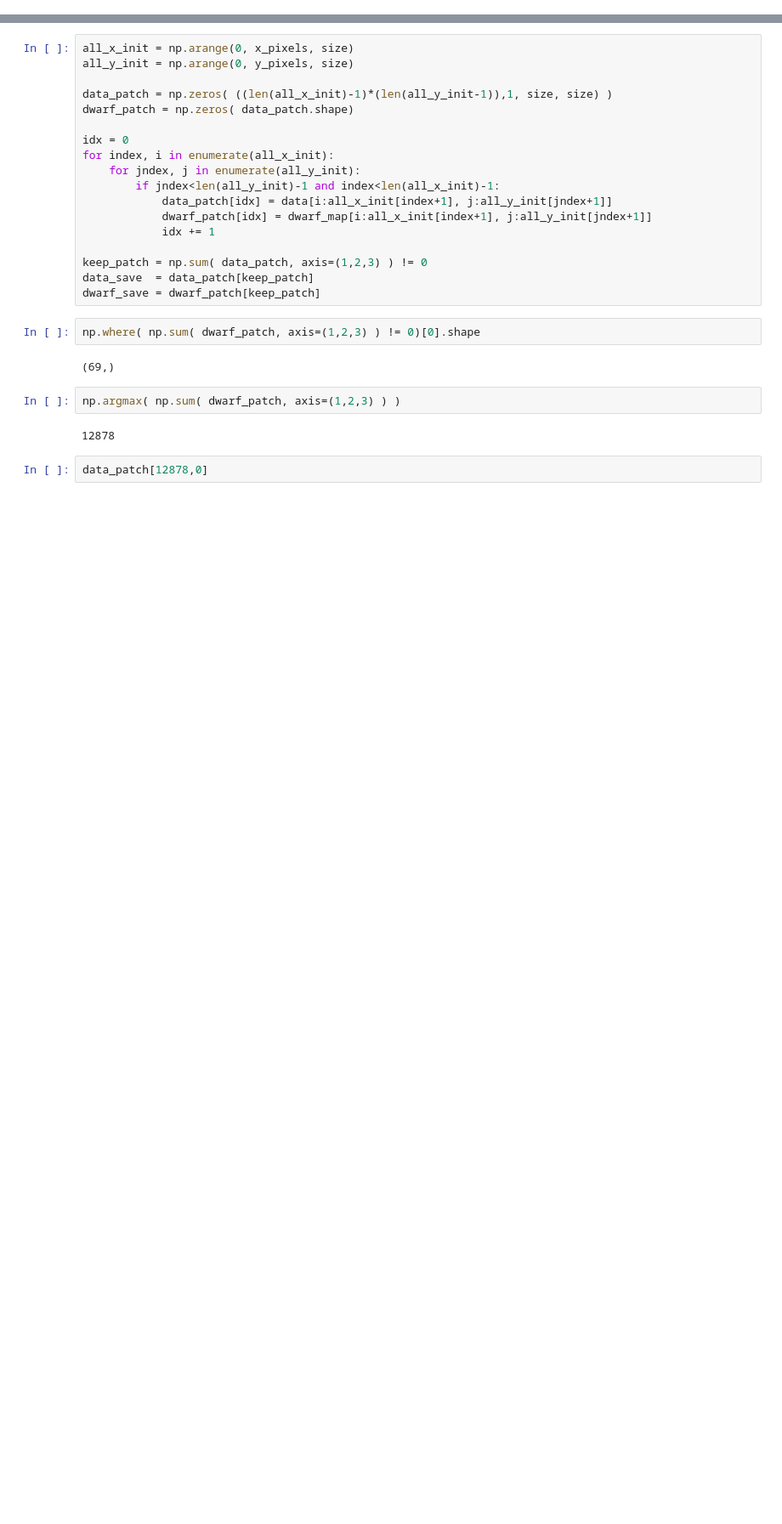
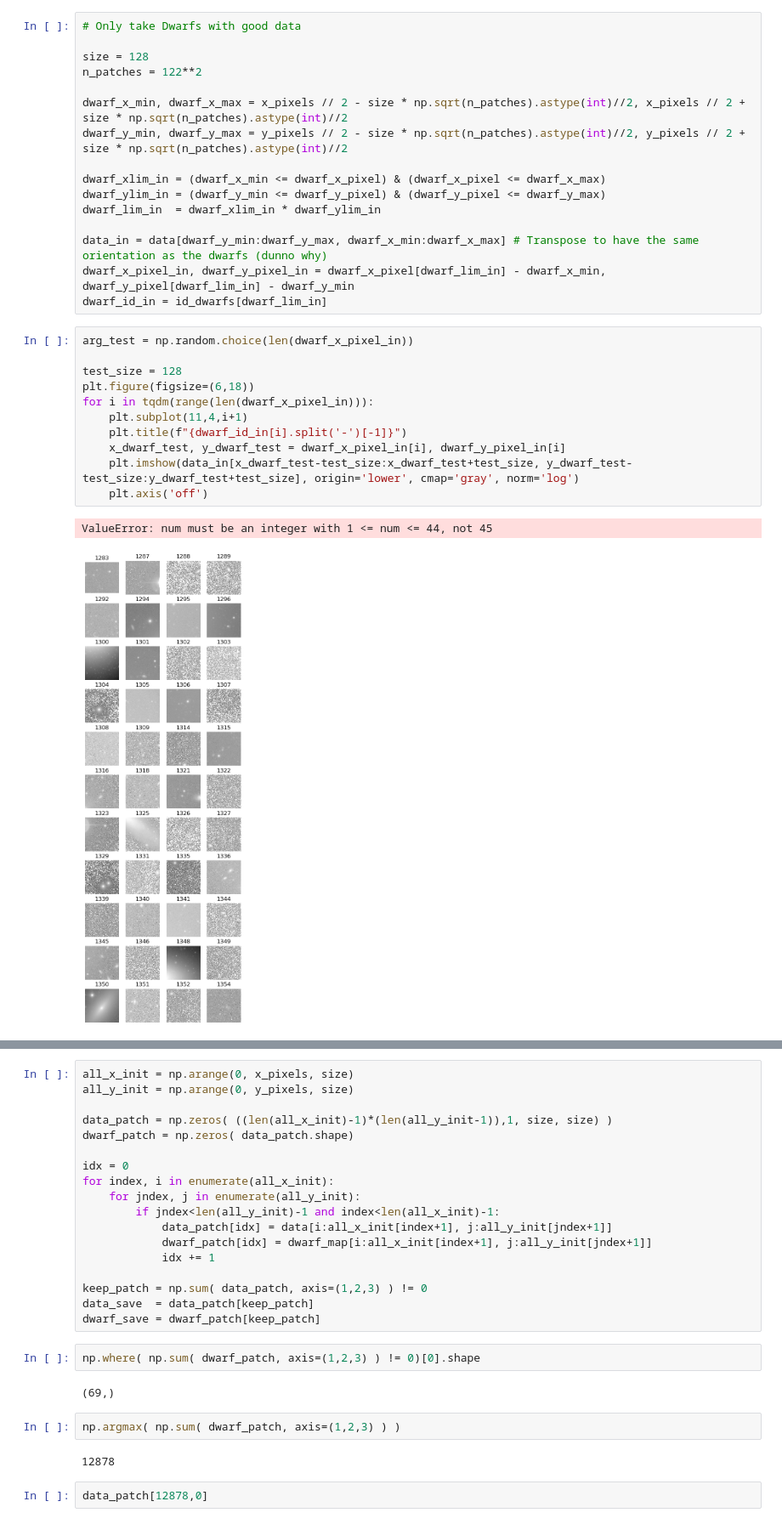
Before and after one commit to David-Chemaly/Dwarf_SAM, a Jupyter notebook: get_data.ipynb, the cells around one changed output, grey strips where cells are left out. Shown at 85% size. Cells and saved outputs as stored; diff of their text form; blank space fills up the shorter version.

```diff
--- a/get_data.ipynb
+++ b/get_data.ipynb
@@ -40 +36,31 @@ dwarf_x_pixel, dwarf_y_pixel = w.wcs_world2pix(dwarf_in, 0).astype(int).T
+# %%
+# Only take Dwarfs with good data
+
+size = 128
+n_patches = 122**2
+
+dwarf_x_min, dwarf_x_max = x_pixels // 2 - size * np.sqrt(n_patches).astype(int)//2, x_pixels // 2 + size * np.sqrt(n_patches).astype(int)//2
+dwarf_y_min, dwarf_y_max = y_pixels // 2 - size * np.sqrt(n_patches).astype(int)//2, y_pixels // 2 + size * np.sqrt(n_patches).astype(int)//2
+
+dwarf_xlim_in = (dwarf_x_min <= dwarf_x_pixel) & (dwarf_x_pixel <= dwarf_x_max)
+dwarf_ylim_in = (dwarf_y_min <= dwarf_y_pixel) & (dwarf_y_pixel <= dwarf_y_max)
+dwarf_lim_in  = dwarf_xlim_in * dwarf_ylim_in
+
+data_in = data[dwarf_y_min:dwarf_y_max, dwarf_x_min:dwarf_x_max] # Transpose to have the same orientation as the dwarfs (dunno why)
+dwarf_x_pixel_in, dwarf_y_pixel_in = dwarf_x_pixel[dwarf_lim_in] - dwarf_x_min, dwarf_y_pixel[dwarf_lim_in] - dwarf_y_min
+dwarf_id_in = id_dwarfs[dwarf_lim_in]
+# %%
+arg_test = np.random.choice(len(dwarf_x_pixel_in))
+
+test_size = 128
+plt.figure(figsize=(6,18))
+for i in tqdm(range(len(dwarf_x_pixel_in))):
+    plt.subplot(11,4,i+1)
+    plt.title(f"{dwarf_id_in[i].split('-')[-1]}")
+    x_dwarf_test, y_dwarf_test = dwarf_x_pixel_in[i], dwarf_y_pixel_in[i]
+    plt.imshow(data_in[x_dwarf_test-test_size:x_dwarf_test+test_size, y_dwarf_test-test_size:y_dwarf_test+test_size], origin='lower', cmap='gray', norm='log')
+    plt.axis('off')
+# %% [output]
+ValueError: num must be an integer with 1 <= num <= 44, not 45
+[figure, added]
 # %%
```
Also changed, not shown: parts of 13 cells of this notebook.
